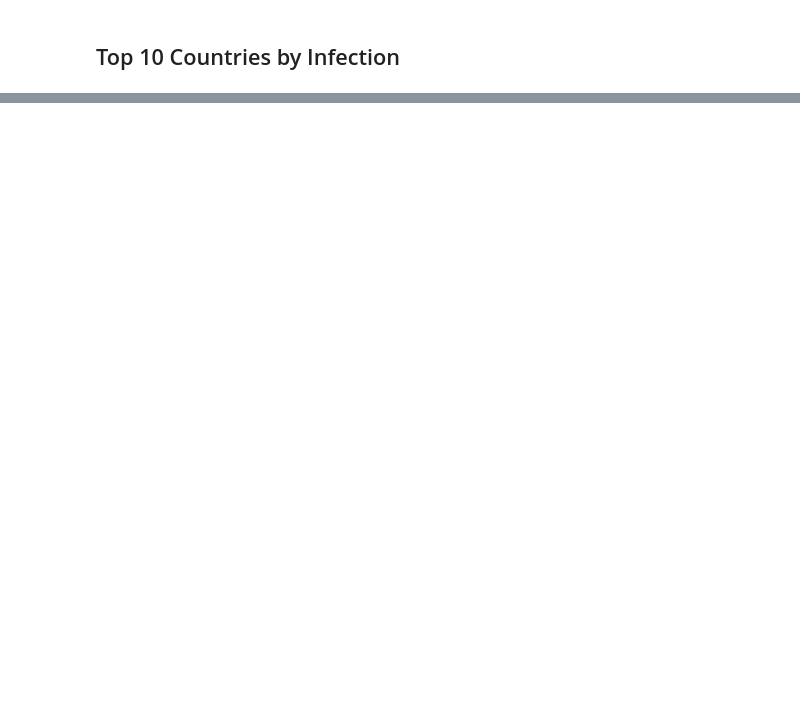
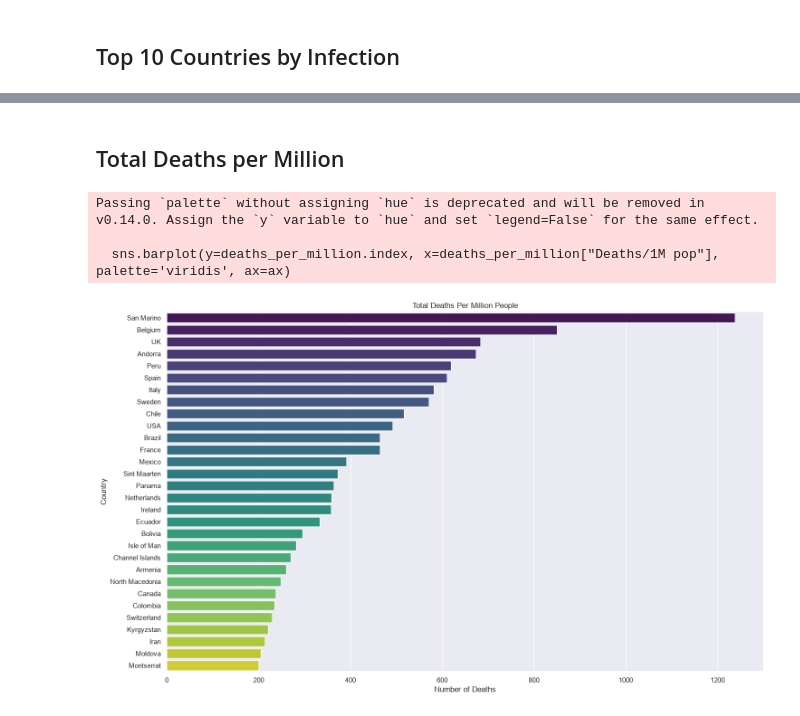
Before and after one commit to Sachin-840480/covid-19-analysis, a Jupyter notebook: covid.ipynb, the cells around one changed output, grey strips where cells are left out. Drawn from its saved outputs; the diff is of its cells as text; code cells hidden in the pictures; blank space fills up the shorter version.

```diff
--- a/covid.ipynb
+++ b/covid.ipynb
@@ -186,0 +281,30 @@ plt.show()
+# %% [markdown]
+## Total Deaths per Million
+# %%
+# Total Deaths per Million People
+deaths_per_million = world.set_index("Country/Region").sort_values("Deaths/1M pop", ascending=False).head(30)
+
+# Create figure and axis
+fig, ax = plt.subplots(figsize=(15, 9))
+
+# Create Horizontal Bars
+sns.barplot(
+    y=deaths_per_million.index,
+    x=deaths_per_million["Deaths/1M pop"],
+    palette='viridis',
+    ax=ax
+)
+
+# Create labels and titles
+ax.set_xlabel("Number of Deaths")
+ax.set_ylabel("Country")
+ax.set_title("Total Deaths Per Million People")
+ax.autoscale(enable=True, axis='x', tight=False)
+
+plt.tight_layout()
+plt.show()
+# %% [output]
+Passing `palette` without assigning `hue` is deprecated and will be removed in v0.14.0. Assign the `y` variable to `hue` and set `legend=False` for the same effect.
+
+  sns.barplot(y=deaths_per_million.index, x=deaths_per_million["Deaths/1M pop"], palette='viridis', ax=ax)
+[figure, added]
```
Also changed, not shown: parts of 17 cells of this notebook.
